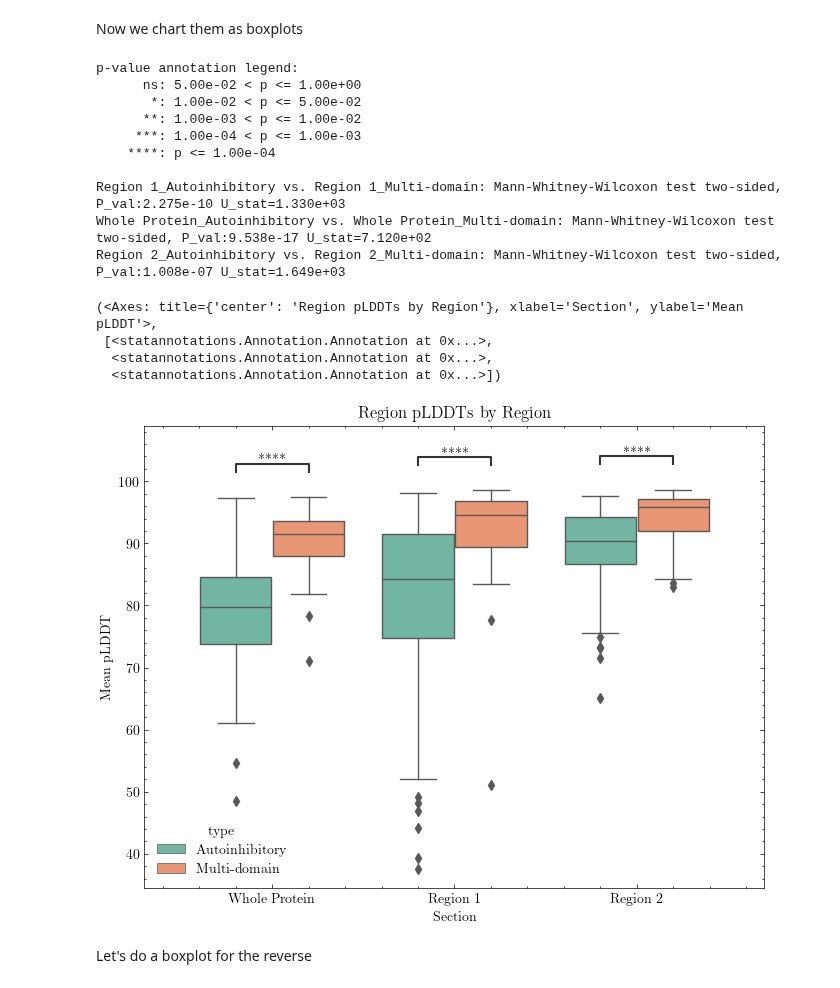
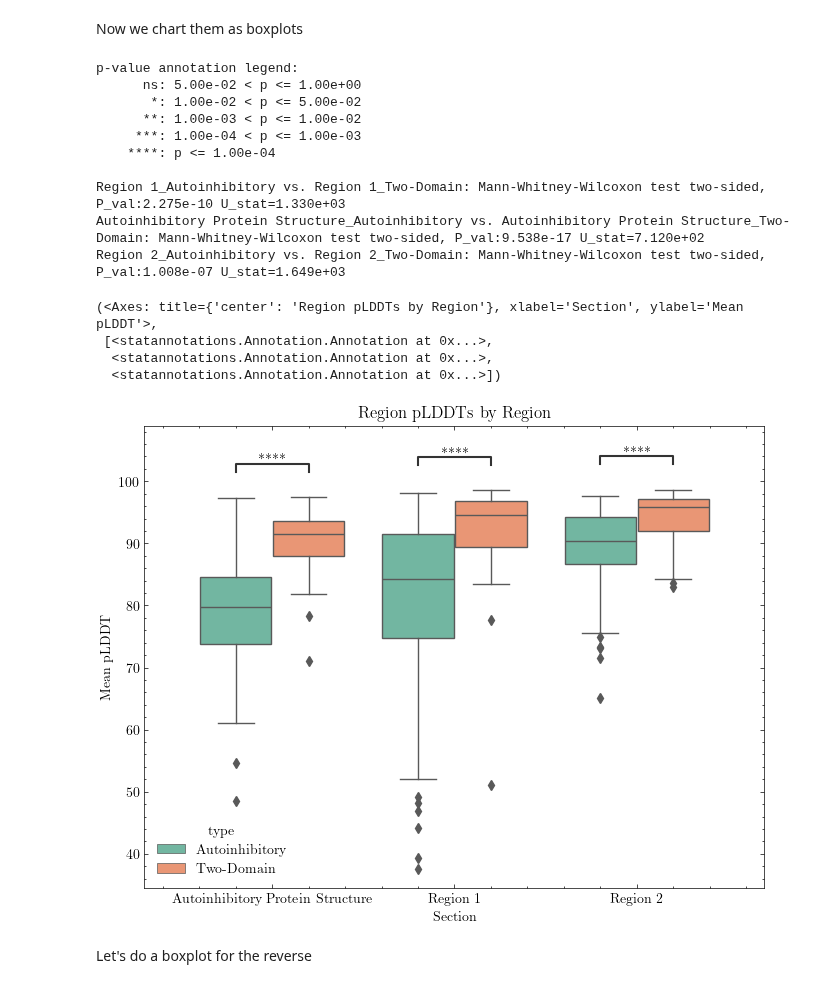
Before and after one commit to jpigles/alphafold-rmsd, a Jupyter notebook: plddt.ipynb, the cells around one changed output. Saved outputs shown, nothing was run; the diff lists cells and outputs as text; code cells hidden in the pictures.

```diff
--- a/plddt.ipynb
+++ b/plddt.ipynb
@@ -26,12 +26,12 @@ We pivot our dataframes in order to graph them
 # Functions to rename columns
 
 def rename_auto_columns(df):
-    df = df.rename(columns={'complex_mean_plddt': 'Whole Protein', 'r1_mean_plddt': 'Region 1', 'r2_mean_plddt': 'Region 2'})
+    df = df.rename(columns={'complex_mean_plddt': 'Autoinhibitory Protein Structure', 'r1_mean_plddt': 'Region 1', 'r2_mean_plddt': 'Region 2'})
 
     return df
 
 def rename_multi_columns(df):
-    df = df.rename(columns={'complex_mean_plddt': 'Whole Protein', 'r1_mean_plddt': 'Region 1', 'r2_mean_plddt': 'Region 2'})
+    df = df.rename(columns={'complex_mean_plddt': 'Autoinhibitory Protein Structure', 'r1_mean_plddt': 'Region 1', 'r2_mean_plddt': 'Region 2'})
 
     return df
 
@@ -55,7 +55,7 @@ def add_auto_type(df):
     return df
 
 def add_multi_type(df):
-    df['type'] = 'Multi-domain'
+    df['type'] = 'Two-Domain'
 
     return df
 # %%
@@ -85,36 +85,36 @@ Now we chart them as boxplots
 # %%
 fig, ax = plt.subplots(figsize=(8, 6))
 sns.boxplot(data=af, x='section', y='mean_plddt', ax = ax, hue='type', palette='Set2')
 ax.set_ylabel('Mean pLDDT')
 ax.set_xlabel('Section')
 ax.set_title('Region pLDDTs by Region')
 
 plt.savefig('./project_pipeline/data/figures/af_auto_multi_plddt1.png')
 
 # Annotate statistical significance
-pairs = [[('Whole Protein', 'Autoinhibitory'), ('Whole Protein', 'Multi-domain')],
-         [('Region 1', 'Autoinhibitory'), ('Region 1', 'Multi-domain')],
-         [('Region 2', 'Autoinhibitory'), ('Region 2', 'Multi-domain')]]
-subcat_order = ['Whole Protein', 'Region 1', 'Region 2']
+pairs = [[('Autoinhibitory Protein Structure', 'Autoinhibitory'), ('Autoinhibitory Protein Structure', 'Two-Domain')],
+         [('Region 1', 'Autoinhibitory'), ('Region 1', 'Two-Domain')],
+         [('Region 2', 'Autoinhibitory'), ('Region 2', 'Two-Domain')]]
+subcat_order = ['Autoinhibitory Protein Structure', 'Region 1', 'Region 2']
 annotator = Annotator(ax, pairs, data=af, x='section', y='mean_plddt', order=subcat_order, hue='type')
 annotator.configure(test='Mann-Whitney', text_format='star', loc='inside')
 annotator.apply_and_annotate()
 # %% [output]
 p-value annotation legend:
       ns: 5.00e-02 < p <= 1.00e+00
        *: 1.00e-02 < p <= 5.00e-02
       **: 1.00e-03 < p <= 1.00e-02
      ***: 1.00e-04 < p <= 1.00e-03
     ****: p <= 1.00e-04
 
-Region 1_Autoinhibitory vs. Region 1_Multi-domain: Mann-Whitney-Wilcoxon test two-sided, P_val:2.275e-10 U_stat=1.330e+03
-Whole Protein_Autoinhibitory vs. Whole Protein_Multi-domain: Mann-Whitney-Wilcoxon test two-sided, P_val:9.538e-17 U_stat=7.120e+02
-Region 2_Autoinhibitory vs. Region 2_Multi-domain: Mann-Whitney-Wilcoxon test two-sided, P_val:1.008e-07 U_stat=1.649e+03
+Region 1_Autoinhibitory vs. Region 1_Two-Domain: Mann-Whitney-Wilcoxon test two-sided, P_val:2.275e-10 U_stat=1.330e+03
+Autoinhibitory Protein Structure_Autoinhibitory vs. Autoinhibitory Protein Structure_Two-Domain: Mann-Whitney-Wilcoxon test two-sided, P_val:9.538e-17 U_stat=7.120e+02
+Region 2_Autoinhibitory vs. Region 2_Two-Domain: Mann-Whitney-Wilcoxon test two-sided, P_val:1.008e-07 U_stat=1.649e+03
 (<Axes: title={'center': 'Region pLDDTs by Region'}, xlabel='Section', ylabel='Mean pLDDT'>,
  [<statannotations.Annotation.Annotation at 0x...>,
   <statannotations.Annotation.Annotation at 0x...>,
   <statannotations.Annotation.Annotation at 0x...>])
-[figure, old version]
+[figure, new version]
 # %% [markdown]
 Let's do a boxplot for the reverse
 # %%
```
Also changed, not shown: parts of 7 cells of this notebook, 11 other files.
